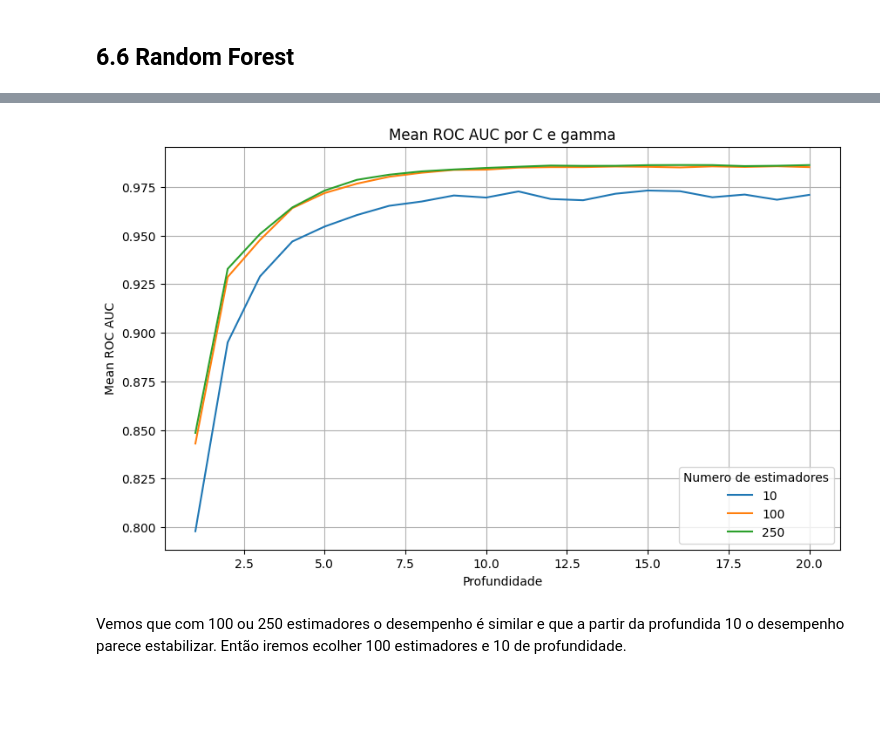
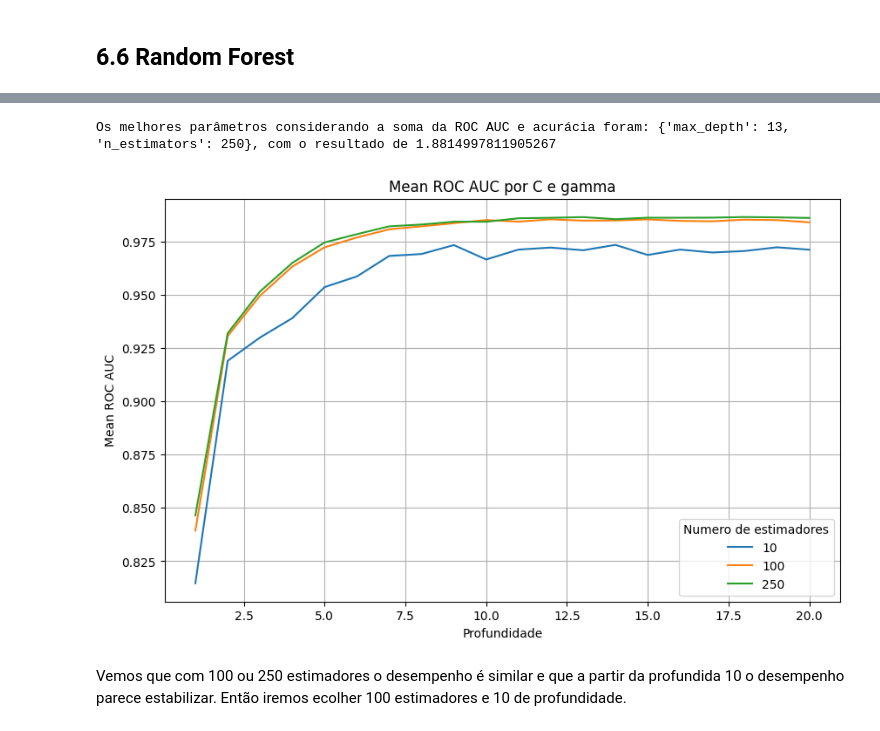
Before and after one commit to racouto7/PES03-Aprendizado-de-M-quinas-1, a Jupyter notebook: Projeto Aprendizado I.ipynb, the cells around one changed output, grey strips where cells are left out. Drawn from its saved outputs; the diff is of its cells as text; code cells hidden in the pictures; blank space fills up the shorter version.

```diff
--- a/Projeto Aprendizado I.ipynb
+++ b/Projeto Aprendizado I.ipynb
@@ -761,15 +907,15 @@ results_df = pd.DataFrame(results)
 # %%
 # Add columns for metric and n_neighbors
-results_df['C'] = results_df['Params'].apply(lambda x: x['C'])
-results_df['kernel'] = results_df['Params'].apply(lambda x: x['kernel'])
-results_df['gamma'] = results_df['Params'].apply(lambda x: x['gamma'])
+results_svc['C'] = results_svc['Params'].apply(lambda x: x['C'])
+results_svc['kernel'] = results_svc['Params'].apply(lambda x: x['kernel'])
+results_svc['gamma'] = results_svc['Params'].apply(lambda x: x['gamma'])
 
 # Plotting
 plt.figure(figsize=(10, 6))
 
 
-for hls in results_df['kernel'].unique():
-    subset = results_df[results_df['kernel'] == hls]
+for hls in results_svc['kernel'].unique():
+    subset = results_svc[results_svc['kernel'] == hls]
     plt.plot(subset['C'], subset['Mean ROC AUC'], label='hls')
 
 plt.xlabel('C')
@@ -806,6 +952,7 @@ param_grid = {
 
 
 # Chamar a função ml_fit
-results = ml_fit(svc, param_grid)
+results, best_params, best_value = ml_fit(svc, param_grid)
 
-results_df = pd.DataFrame(results)
+results_svc = pd.DataFrame(results)
+results_svc
@@ -812,15 +974,15 @@ results_df = pd.DataFrame(results)
 # %%
 # Add columns for metric and n_neighbors
-results_df['C'] = results_df['Params'].apply(lambda x: x['C'])
-results_df['kernel'] = results_df['Params'].apply(lambda x: x['kernel'])
-results_df['gamma'] = results_df['Params'].apply(lambda x: x['gamma'])
+results_svc['C'] = results_svc['Params'].apply(lambda x: x['C'])
+results_svc['kernel'] = results_svc['Params'].apply(lambda x: x['kernel'])
+results_svc['gamma'] = results_svc['Params'].apply(lambda x: x['gamma'])
 
 # Plotting
 plt.figure(figsize=(10, 6))
 
 
-for hls in results_df['gamma'].unique():
-    subset = results_df[results_df['gamma'] == hls]
+for hls in results_svc['gamma'].unique():
+    subset = results_svc[results_svc['gamma'] == hls]
     plt.plot(subset['C'], subset['Mean ROC AUC'], label=hls)
 
 plt.xlabel('C')
@@ -944,6 +1135,7 @@ param_grid = {
 }
 
 # Chamar a função ml_fit
-results = ml_fit(rf, param_grid)
+results, best_params, best_value = ml_fit(rf, param_grid)
 
-results_df = pd.DataFrame(results)
+results_rf = pd.DataFrame(results)
+results_rf
@@ -950,25 +1160,29 @@ results_df = pd.DataFrame(results)
+# %%
+print(f'Os melhores parâmetros considerando a soma da ROC AUC e acurácia foram: {best_params}, com o resultado de {best_value}')
+# %% [output]
+Os melhores parâmetros considerando a soma da ROC AUC e acurácia foram: {'max_depth': 13, 'n_estimators': 250}, com o resultado de 1.8814997811905267
 # %%
 # Add columns for metric and n_neighbors
-results_df['n_estimators'] = results_df['Params'].apply(lambda x: x['n_estimators'])
-results_df['max_depth'] = results_df['Params'].apply(lambda x: x['max_depth'])
+results_rf['n_estimators'] = results_rf['Params'].apply(lambda x: x['n_estimators'])
+results_rf['max_depth'] = results_rf['Params'].apply(lambda x: x['max_depth'])
 
 
 # Plotting
 plt.figure(figsize=(10, 6))
 
 
-for hls in results_df['n_estimators'].unique():
-    subset = results_df[results_df['n_estimators'] == hls]
+for hls in results_rf['n_estimators'].unique():
+    subset = results_rf[results_rf['n_estimators'] == hls]
     plt.plot(subset['max_depth'], subset['Mean ROC AUC'], label=hls)
 
 plt.xlabel('Profundidade')
 plt.ylabel('Mean ROC AUC')
 plt.title('Mean ROC AUC por C e gamma')
 plt.legend(title='Numero de estimadores')
 plt.grid(True)
 plt.show()
 # %% [output]
-[figure, old version]
+[figure, new version]
 # %% [markdown]
 Vemos que com 100 ou 250 estimadores o desempenho é similar e que a partir da profundida 10 o desempenho parece estabilizar. Então iremos ecolher 100 estimadores e 10 de profundidade.
 # %% [markdown]
```
Also changed, not shown: parts of 40 cells of this notebook.
